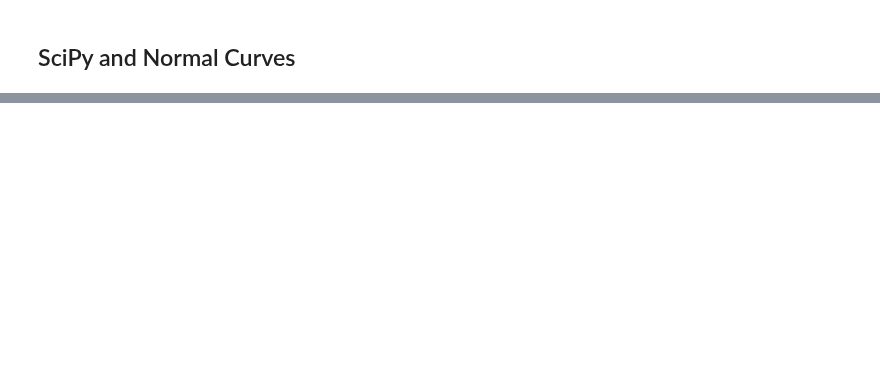
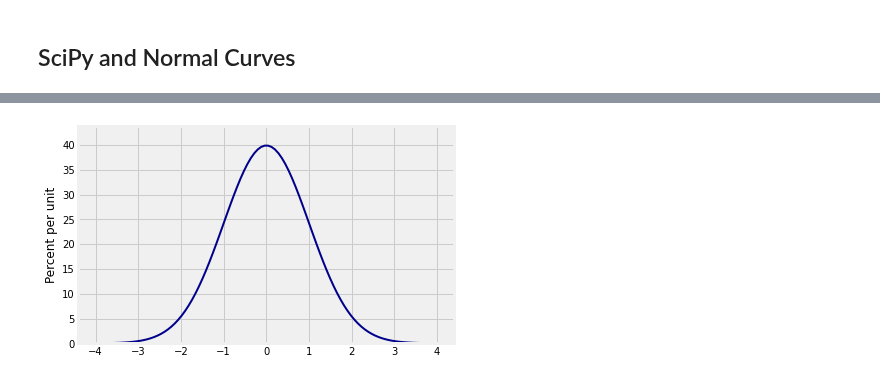
Before and after one commit to prob140/textbook, a Jupyter notebook: content/Chapter_14/04_SciPy_and_Normal_Curves.ipynb, the cells around one changed output, grey strips where cells are left out. Saved outputs shown, nothing was run; the diff lists cells and outputs as text; code cells hidden in the pictures; blank space fills up the shorter version.

```diff
--- a/content/Chapter_14/04_SciPy_and_Normal_Curves.ipynb
+++ b/content/Chapter_14/04_SciPy_and_Normal_Curves.ipynb
@@ -92,0 +22,4 @@ A complete proof of this theorem is beyond the scope of this course. A calculati
+# %%
+Plot_norm([-4, 4], 0, 1)
+# %% [output]
+[figure, added]
```
Also changed, not shown: parts of 58 cells of this notebook.
